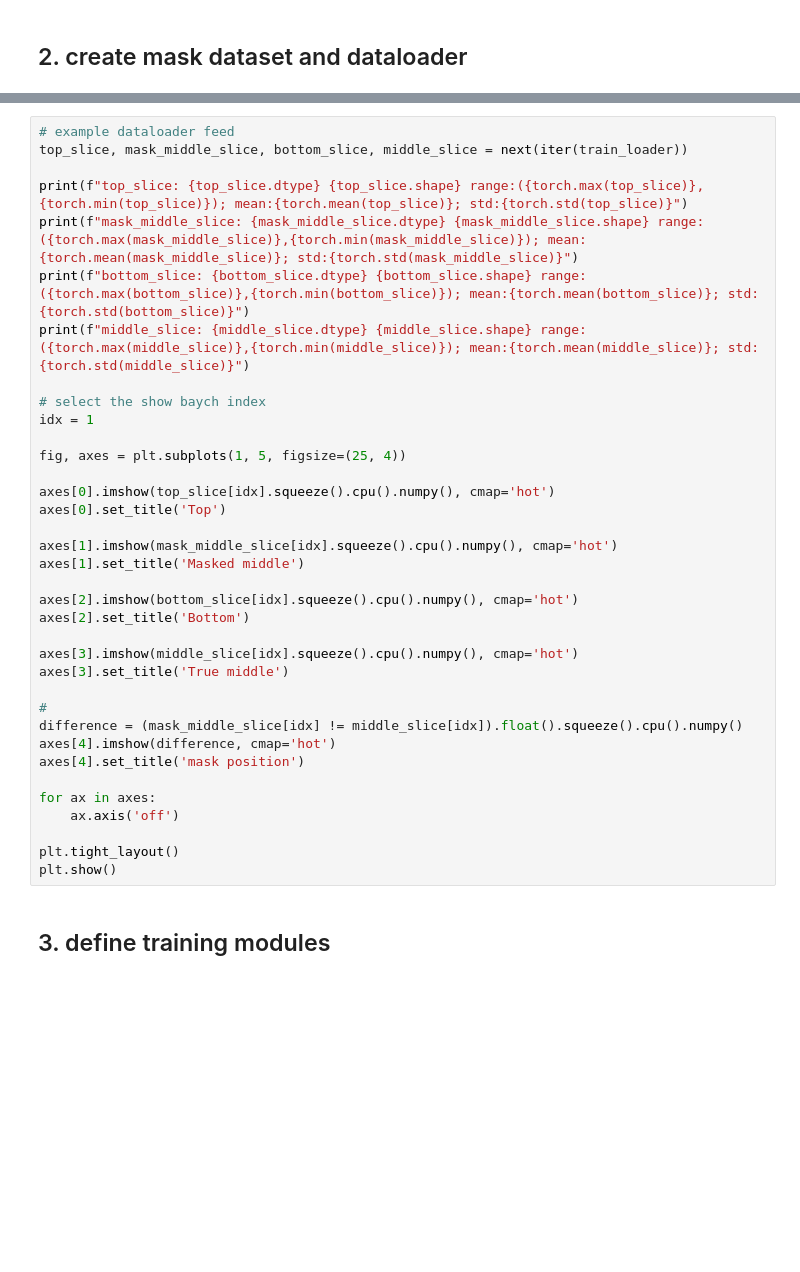
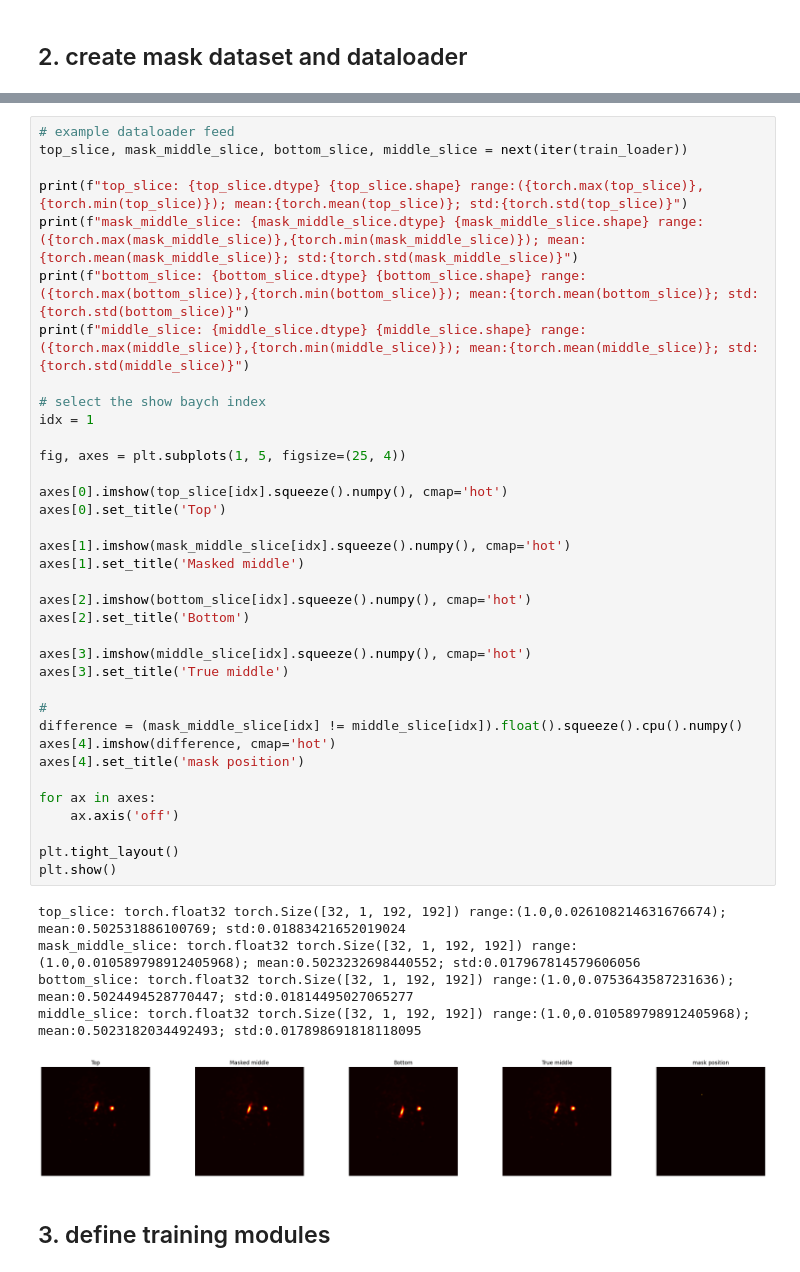
Before and after one commit to yoko19191/cardiac-dynamic-pet-denoising, a Jupyter notebook: 3_n2v.ipynb, the cells around one changed output, grey strips where cells are left out. Drawn from its saved outputs; the diff is of its cells as text; blank space fills up the shorter version.

```diff
--- a/3_n2v.ipynb
+++ b/3_n2v.ipynb
@@ -123,37 +153,43 @@ val_loader = DataLoader(val_dataset, batch_size=batch_size, shuffle=False, num_w
 top_slice, mask_middle_slice, bottom_slice, middle_slice = next(iter(train_loader))
 
 print(f"top_slice: {top_slice.dtype} {top_slice.shape} range:({torch.max(top_slice)},{torch.min(top_slice)}); mean:{torch.mean(top_slice)}; std:{torch.std(top_slice)}")
 print(f"mask_middle_slice: {mask_middle_slice.dtype} {mask_middle_slice.shape} range:({torch.max(mask_middle_slice)},{torch.min(mask_middle_slice)}); mean:{torch.mean(mask_middle_slice)}; std:{torch.std(mask_middle_slice)}")
 print(f"bottom_slice: {bottom_slice.dtype} {bottom_slice.shape} range:({torch.max(bottom_slice)},{torch.min(bottom_slice)}); mean:{torch.mean(bottom_slice)}; std:{torch.std(bottom_slice)}")
 print(f"middle_slice: {middle_slice.dtype} {middle_slice.shape} range:({torch.max(middle_slice)},{torch.min(middle_slice)}); mean:{torch.mean(middle_slice)}; std:{torch.std(middle_slice)}")
 
 # select the show baych index
 idx = 1
 
 fig, axes = plt.subplots(1, 5, figsize=(25, 4))
 
-axes[0].imshow(top_slice[idx].squeeze().cpu().numpy(), cmap='hot')
+axes[0].imshow(top_slice[idx].squeeze().numpy(), cmap='hot')
 axes[0].set_title('Top')
 
-axes[1].imshow(mask_middle_slice[idx].squeeze().cpu().numpy(), cmap='hot')
+axes[1].imshow(mask_middle_slice[idx].squeeze().numpy(), cmap='hot')
 axes[1].set_title('Masked middle')
 
-axes[2].imshow(bottom_slice[idx].squeeze().cpu().numpy(), cmap='hot')
+axes[2].imshow(bottom_slice[idx].squeeze().numpy(), cmap='hot')
 axes[2].set_title('Bottom')
 
-axes[3].imshow(middle_slice[idx].squeeze().cpu().numpy(), cmap='hot')
+axes[3].imshow(middle_slice[idx].squeeze().numpy(), cmap='hot')
 axes[3].set_title('True middle')
 
 #
 difference = (mask_middle_slice[idx] != middle_slice[idx]).float().squeeze().cpu().numpy()
 axes[4].imshow(difference, cmap='hot')
 axes[4].set_title('mask position')
 
 for ax in axes:
     ax.axis('off')
 
 plt.tight_layout()
 plt.show()
+# %% [output]
+top_slice: torch.float32 torch.Size([32, 1, 192, 192]) range:(1.0,0.026108214631676674); mean:0.502531886100769; std:0.01883421652019024
+mask_middle_slice: torch.float32 torch.Size([32, 1, 192, 192]) range:(1.0,0.010589798912405968); mean:0.5023232698440552; std:0.017967814579606056
+bottom_slice: torch.float32 torch.Size([32, 1, 192, 192]) range:(1.0,0.0753643587231636); mean:0.5024494528770447; std:0.01814495027065277
+middle_slice: torch.float32 torch.Size([32, 1, 192, 192]) range:(1.0,0.010589798912405968); mean:0.5023182034492493; std:0.017898691818118095
+[figure, added]
 # %% [markdown]
 ## 3.  define training modules
 # %%
```
Also changed, not shown: parts of 10 cells of this notebook.
